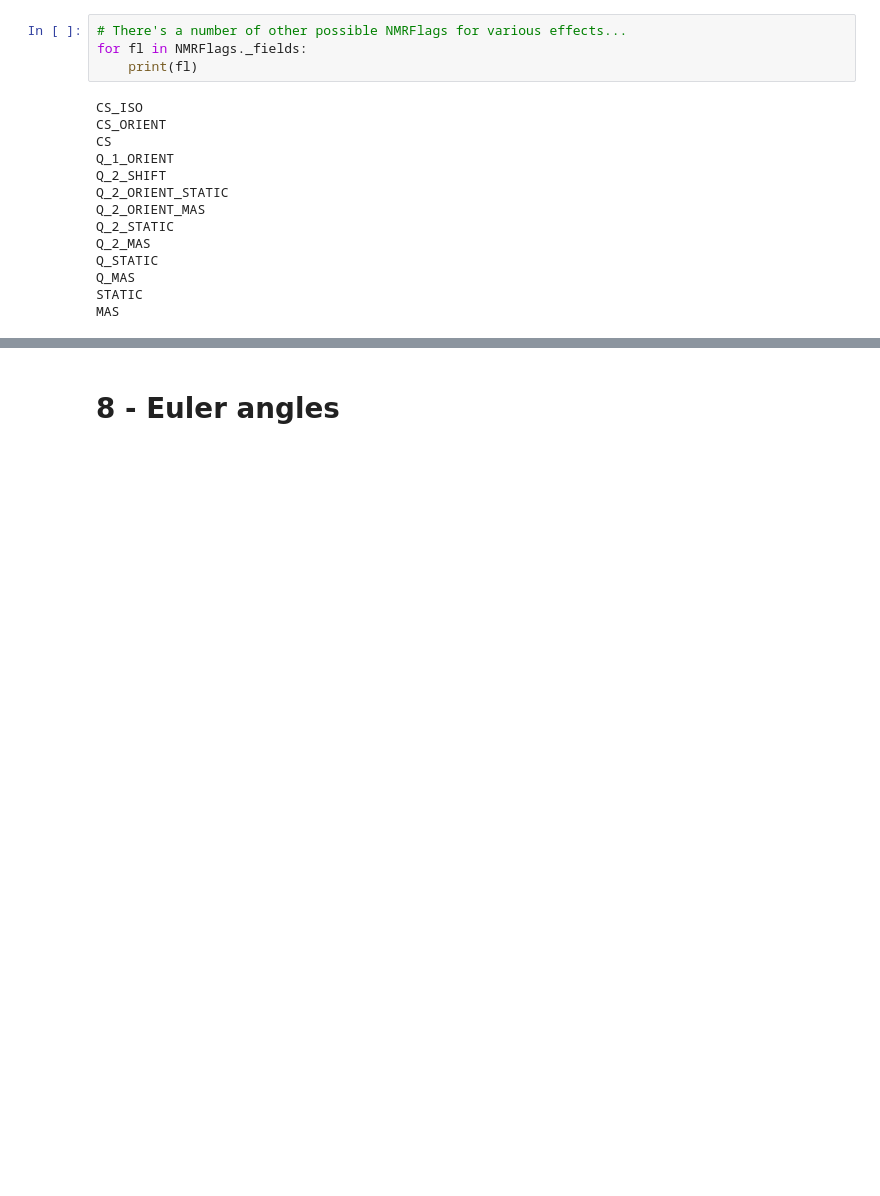
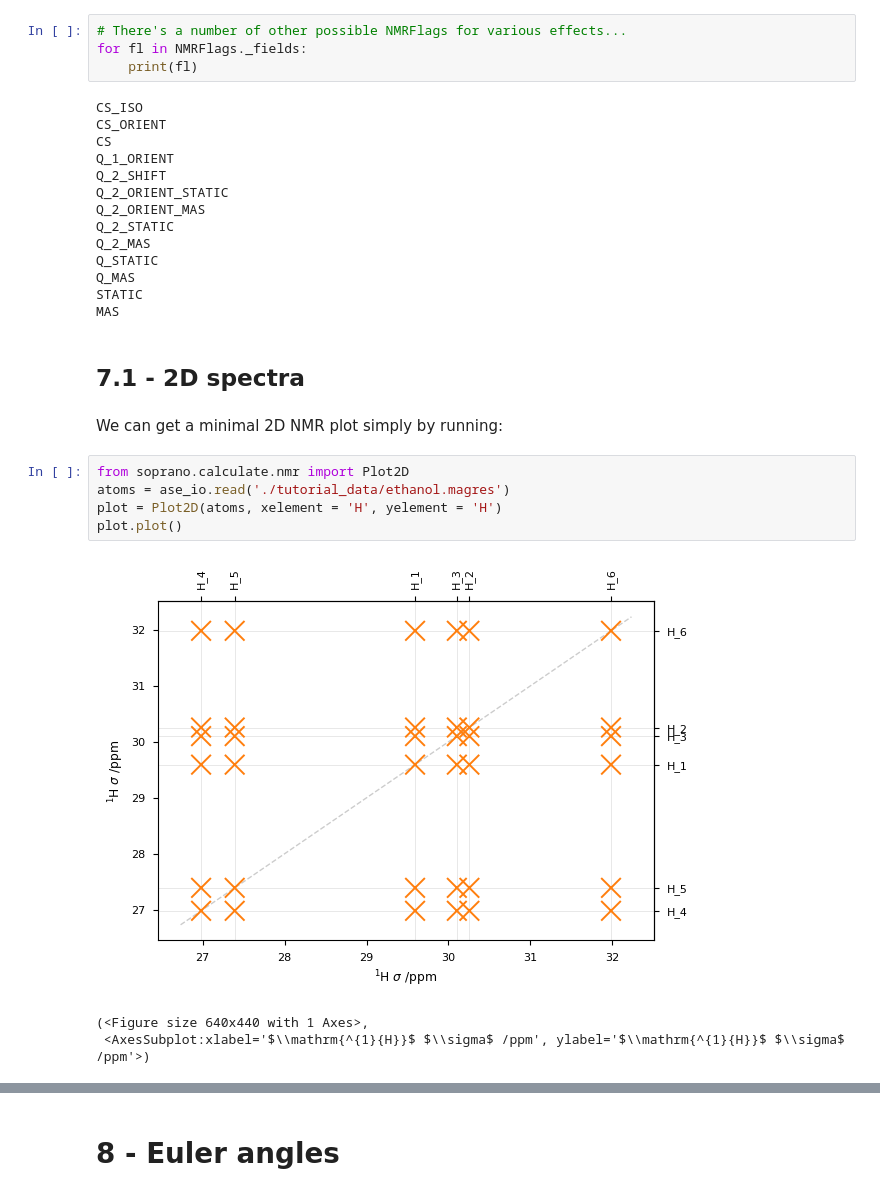
Before and after one commit to CCP-NC/soprano, a Jupyter notebook: tutorials/05-nmr.ipynb, the cells around one changed output, grey strips where cells are left out. Cells and saved outputs as stored; diff of their text form; blank space fills up the shorter version.

```diff
--- a/tutorials/05-nmr.ipynb
+++ b/tutorials/05-nmr.ipynb
@@ -386,3 +386,16 @@ Q_STATIC
 Q_MAS
 STATIC
 MAS
+# %% [markdown]
+## 7.1 - 2D spectra
+# %% [markdown]
+We can get a minimal 2D NMR plot simply by running:
+# %%
+from soprano.calculate.nmr import Plot2D
+atoms = ase_io.read('./tutorial_data/ethanol.magres')
+plot = Plot2D(atoms, xelement = 'H', yelement = 'H')
+plot.plot()
+# %% [output]
+[figure, added]
+(<Figure size 640x440 with 1 Axes>,
+ <AxesSubplot:xlabel='$\\mathrm{^{1}{H}}$ $\\sigma$ /ppm', ylabel='$\\mathrm{^{1}{H}}$ $\\sigma$ /ppm'>)
```
Also changed, not shown: parts of 8 cells of this notebook.
